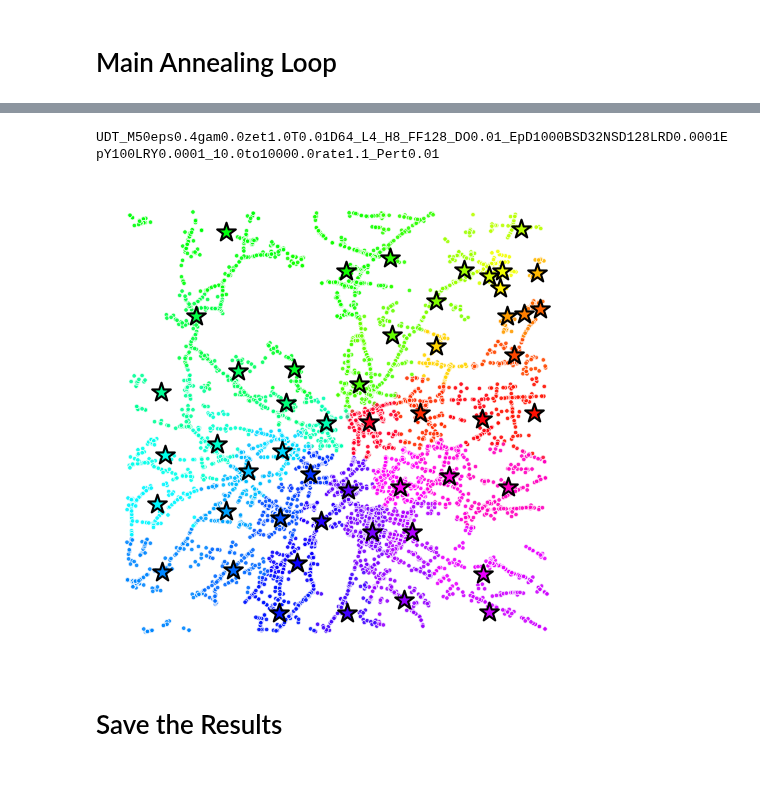
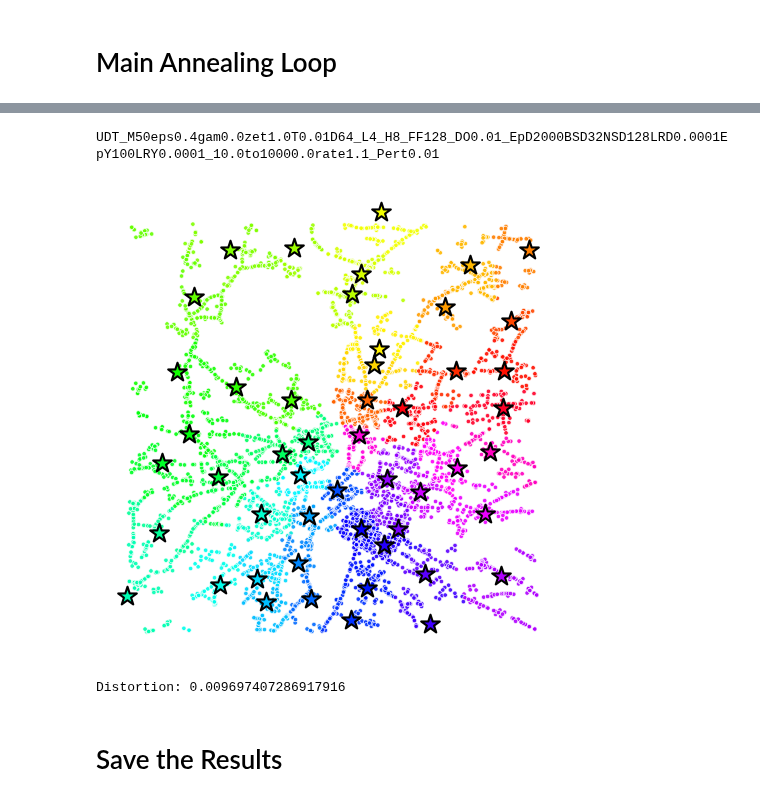
Before and after one commit to salar96/AutonomyAwareClustering, a Jupyter notebook: ReinforcementBasedClustering/DeepClusteringParametrized.ipynb, the cells around one changed output, grey strips where cells are left out. Cells and saved outputs as stored; diff of their text form; code cells hidden in the pictures.

```diff
--- a/ReinforcementBasedClustering/DeepClusteringParametrized.ipynb
+++ b/ReinforcementBasedClustering/DeepClusteringParametrized.ipynb
@@ -40,7 +40,7 @@ scenario_name = f"UDT_M{M}"
 # %% [markdown]
 # Creating Environment
 # %%
-eps = 0.0
+eps = 0.4
 gamma = 0.0
 zeta = 1.0
 T = 0.01
@@ -106,7 +106,7 @@ Non-trainable params: 0
 # %%
 
 # writing all hyperparameters in one place
-EPOCHS_DBAR = 1000
+EPOCHS_DBAR = 2000
 BATCH_SIZE_DBAR = 32
 NUM_SAMPLES_IN_BATCH_DBAR = 128
 LR_DBAR = 1e-4
@@ -158,26 +176,51 @@ scenario_name += f"_{BETA_INIT}to{BETA_F}rate{BETA_GROWTH_RATE}_Pert{PERTURBATIO
 # %%
 from Plotter import PlotClustering
-
-
-X_np = X.detach().cpu().numpy()
-y_np = Y_opt.detach().cpu().numpy()
+from Env import ClusteringEnvNumpy, ClusteringEnvTorch
+try:
+    X_np = X.detach().cpu().numpy()
+    y_np = Y_opt.detach().cpu().numpy()
+except:
+    X_np = X
+    y_np = Y_opt
 print(scenario_name)
 PlotClustering(
     X_np,
     y_np,
     pi,
     figsize=(12, 6),
     cmap="gist_rainbow",
     point_size=10,
     centroid_size=200,
     alpha=0.9,
     data_edge_color='white',
     cluster_edge_color='black',
     save_path=f"Results/{scenario_name}.png",
 )
+from ClusteringGroundTruth import distortion
+# eps = float(scenario_name.split("_eps")[1].split("_")[0])
+# gamma = float(scenario_name.split("_gamma")[1].split("_")[0])
+# zeta = float(scenario_name.split("_zeta")[1].split("_")[0])
+# T = float(scenario_name.split("_T")[1].split("_")[0])
+# N = X_np.shape[0]
+# d = X_np.shape[1]
+# M = y_np.shape[0]
+env = ClusteringEnvNumpy(
+    n_data=N,
+    n_clusters=M,
+    n_features=d,
+    parametrized=True,
+    eps=eps,
+    gamma=gamma,
+    zeta=zeta,
+    T=T,
+    T_p=None,
+)
+rho = np.ones(N) / N  # Uniform weights
+print("Distortion:", distortion(X_np, y_np, rho, pi, env))
 # %% [output]
-UDT_M50eps0.4gam0.0zet1.0T0.01D64_L4_H8_FF128_DO0.01_EpD1000BSD32NSD128LRD0.0001EpY100LRY0.0001_10.0to10000.0rate1.1_Pert0.01
+UDT_M50eps0.4gam0.0zet1.0T0.01D64_L4_H8_FF128_DO0.01_EpD2000BSD32NSD128LRD0.0001EpY100LRY0.0001_10.0to10000.0rate1.1_Pert0.01
-[figure, old version]
+[figure, new version]
+Distortion: 0.009697407286917916
 # %% [markdown]
 # Save the Results
 # %%
```
Also changed, not shown: parts of 3 cells of this notebook, 40 other files.
